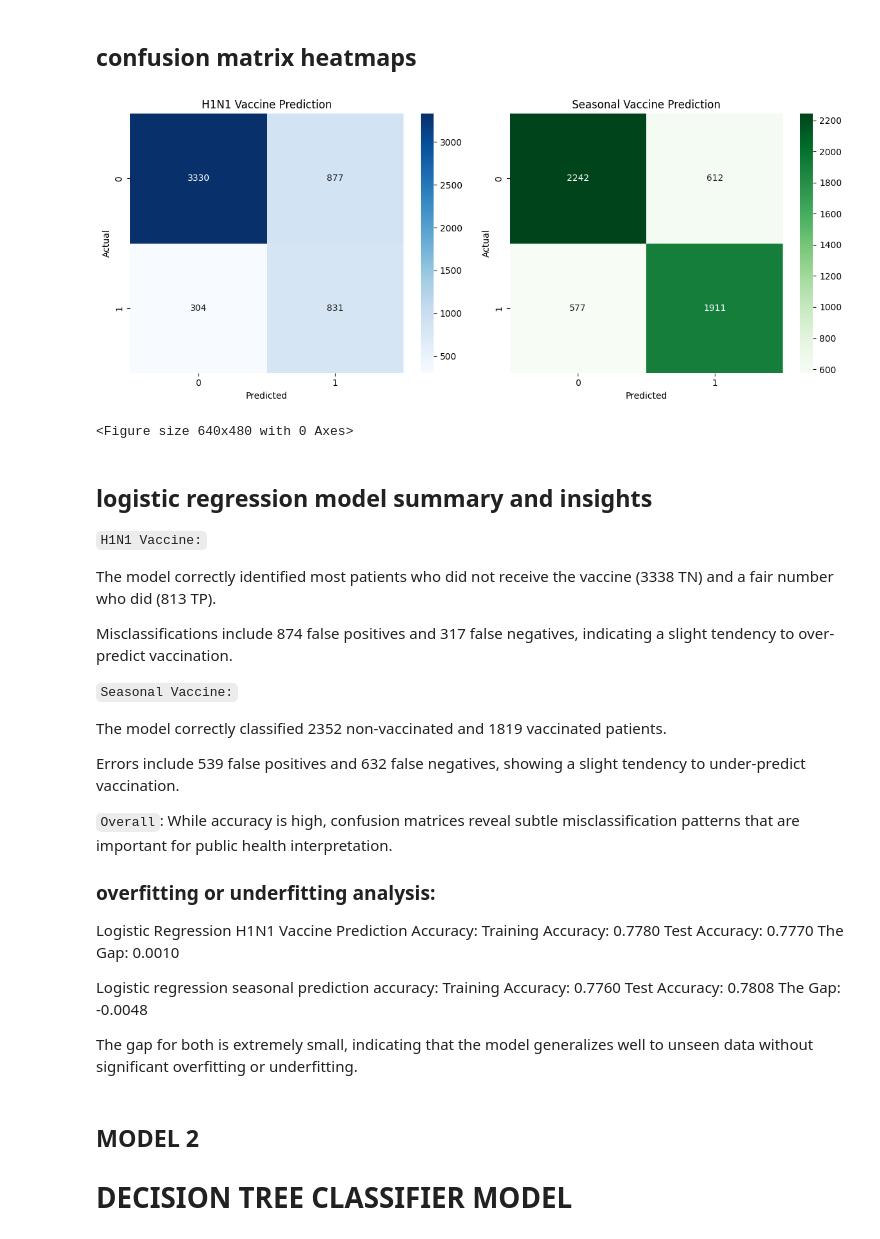
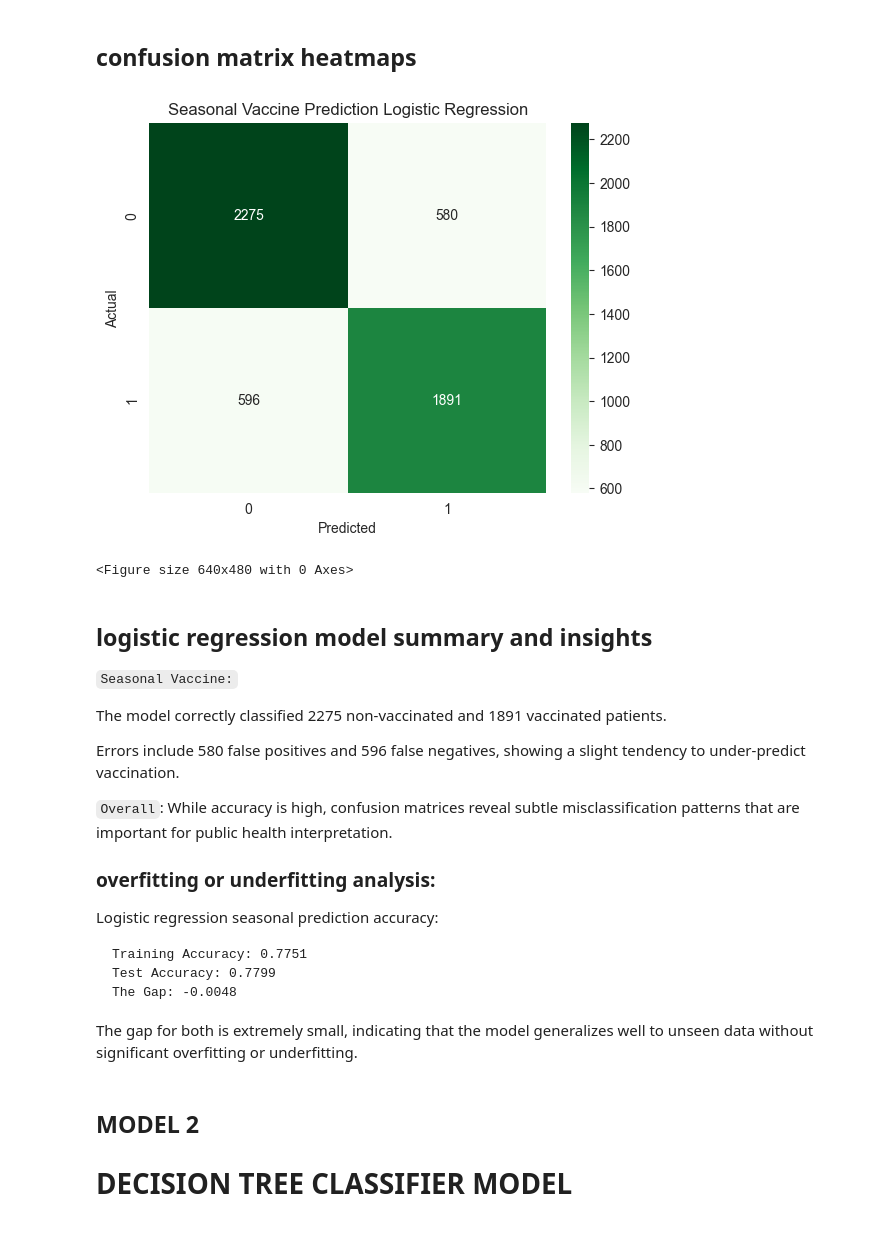
Before and after one commit to sharonkipruto-code/Phase3_project, a Jupyter notebook: flu_index.ipynb, the cells around one changed output. Drawn from its saved outputs; the diff is of its cells as text; code cells hidden in the pictures.

```diff
--- a/flu_index.ipynb
+++ b/flu_index.ipynb
@@ -283,7 +298,7 @@ we have handled missing values in both categorical and numerical columns. Next,
 X = df.drop(columns=['respondent_id', 'h1n1_vaccine', 'seasonal_vaccine'])
 
 # Targets (we have two!)
-y = df[['h1n1_vaccine', 'seasonal_vaccine']]
+y = df[['seasonal_vaccine']]
 # %%
 y.value_counts(normalize=True)
 # %% [output]
@@ -364,21 +378,6 @@ why logistic regression?
     Good baseline for comparison
 
     Calculates probability of each class based on weighted feature combinations.
-# %%
-#model on H1N1 vaccine target
-logReg_H1N1=LogisticRegression(class_weight='balanced',max_iter=1000)
-
-#fit the model to training data on H1N1 target
-logReg_H1N1.fit(X_train, y_train['h1n1_vaccine'])
-
-
-#
-train_pred_H1N1_lr = logReg_H1N1.predict(X_train)
-test_pred_H1N1_lr = logReg_H1N1.predict(X_test)
-
-#calculate acccuracy H1N1
-train_H1N1_score_lr = accuracy_score (y_train['h1n1_vaccine'], train_pred_H1N1_lr)
-test_H1N1_score_lr = accuracy_score (y_test['h1n1_vaccine'], test_pred_H1N1_lr)
 # %%
 #model on seasonal vaccine target
 logReg_seasonal=LogisticRegression(max_iter=1000,class_weight='balanced')
@@ -419,53 +439,38 @@ The Gap: -0.0006
 # %% [markdown]
 ## confusion matrix heatmaps
-# %%
-fig, ax = plt.subplots(1, 2, figsize=(12, 5))
-
-# H1N1 Confusion Matrix
-sns.heatmap(confusion_matrix(y_test['h1n1_vaccine'], y_pred_H1N1), annot=True, fmt='d', ax=ax[0], cmap='Blues')
-ax[0].set_title('H1N1 Vaccine Prediction')
-ax[0].set_xlabel('Predicted')
-ax[0].set_ylabel('Actual')
-
-# Seasonal Confusion Matrix
-sns.heatmap(confusion_matrix(y_test['seasonal_vaccine'], y_pred_seasonal), annot=True, fmt='d', ax=ax[1], cmap='Greens')
-ax[1].set_title('Seasonal Vaccine Prediction')
-ax[1].set_xlabel('Predicted')
-ax[1].set_ylabel('Actual')
-
-plt.tight_layout()
-plt.show()
-plt.savefig('./Visualizations/LogReg_confusion_matrices.png')
-# %% [output]
-[figure, removed]
-<Figure size 640x480 with 0 Axes>
+# %%
+
+# Plot logReg confusion matrix for seasonal vaccine
+sns.heatmap(confusion_matrix(y_test['seasonal_vaccine'], test_pred_seasonal_lr),
+            annot=True, fmt='d', cmap='Greens')
+
+# Set labels using plt instead of ax
+plt.title('Seasonal Vaccine Prediction Logistic Regression')
+plt.xlabel('Predicted')
+plt.ylabel('Actual')
+plt.show()
+
+plt.savefig('./Visualizations/LogReg_confusion_matrix.png')
+# %% [output]
+[figure, added]
+<Figure size 640x480 with 0 Axes>
 # %% [markdown]
 ## logistic regression model summary and insights
 
-`H1N1 Vaccine:`
-
-The model correctly identified most patients who did not receive the vaccine (3338 TN) and a fair number who did (813 TP).
-
-Misclassifications include 874 false positives and 317 false negatives, indicating a slight tendency to over-predict vaccination.
-
 `Seasonal Vaccine:`
 
-The model correctly classified 2352 non-vaccinated and 1819 vaccinated patients.
+The model correctly classified 2275 non-vaccinated and 1891 vaccinated patients.
 
-Errors include 539 false positives and 632 false negatives, showing a slight tendency to under-predict vaccination.
+Errors include 580 false positives and 596 false negatives, showing a slight tendency to under-predict vaccination.
 
 `Overall`: While accuracy is high, confusion matrices reveal subtle misclassification patterns that are important for public health interpretation.
 
 
 ### overfitting or underfitting analysis:
-Logistic Regression H1N1 Vaccine Prediction Accuracy:
-    Training Accuracy: 0.7780
-    Test Accuracy: 0.7770
-    The Gap: 0.0010
+Logistic regression seasonal prediction accuracy:
 
-Logistic regression seasonal prediction accuracy:
-    Training Accuracy: 0.7760
-    Test Accuracy: 0.7808
+    Training Accuracy: 0.7751
+    Test Accuracy: 0.7799
     The Gap: -0.0048
 
 The gap for both is extremely small, indicating that the model generalizes well to unseen data without significant overfitting or underfitting.
```
Also changed, not shown: parts of 20 cells of this notebook, 5 other files.
